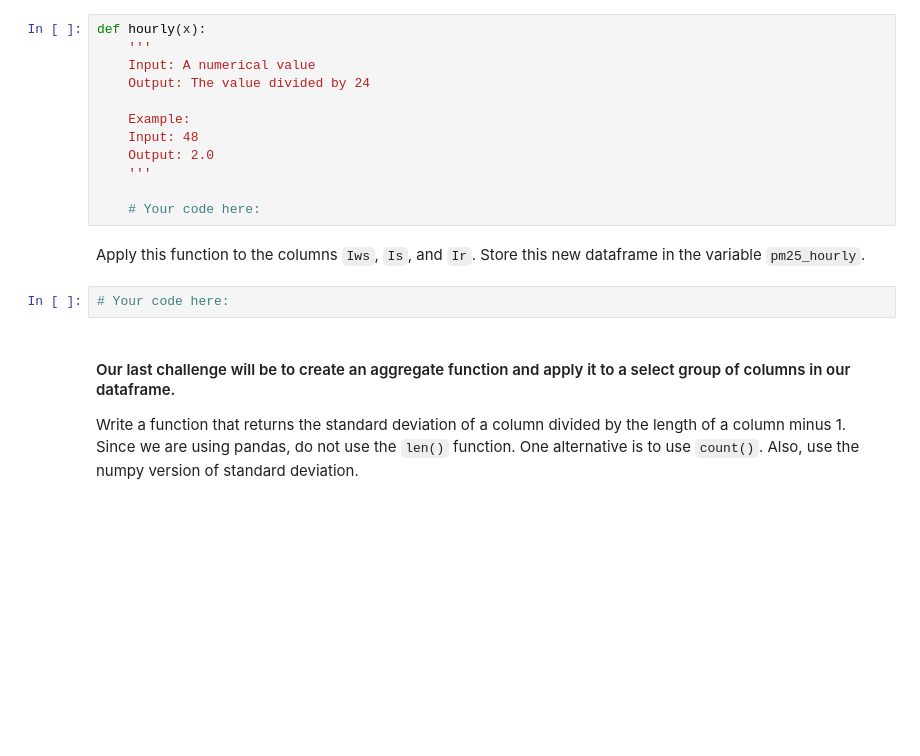
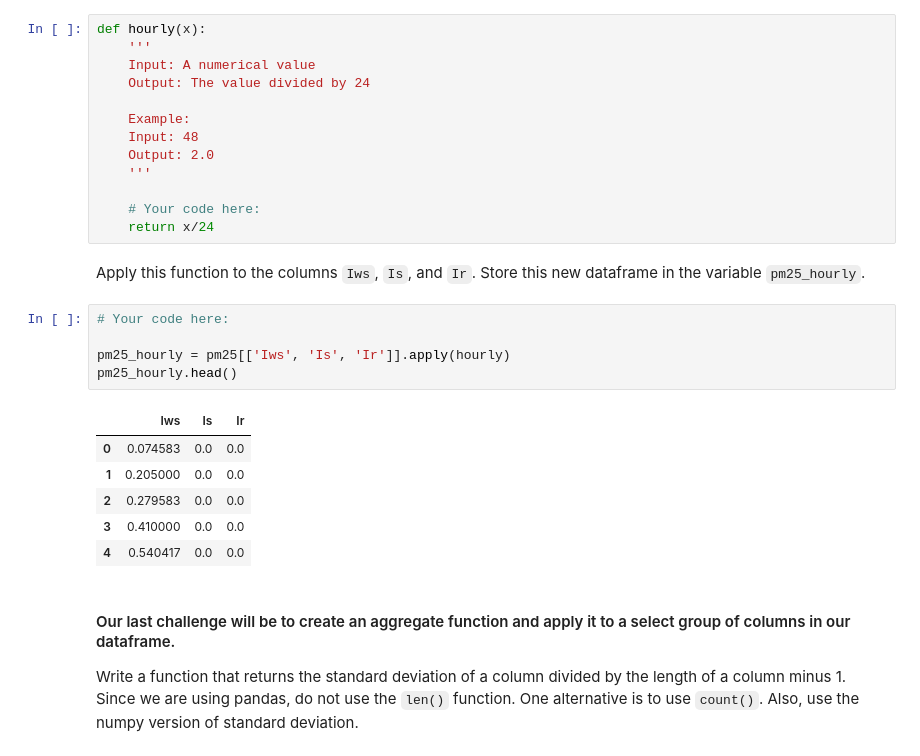
Before and after one commit to almsasantos/dataptmad1019, a Jupyter notebook: module-1/lab-map-reduce-filter/your-code/main.ipynb, the cells around one changed output. Saved outputs shown, nothing was run; the diff lists cells and outputs as text; blank space fills up the shorter version.

```diff
--- a/module-1/lab-map-reduce-filter/your-code/main.ipynb
+++ b/module-1/lab-map-reduce-filter/your-code/main.ipynb
@@ -160,10 +338,21 @@ def hourly(x):
     '''
 
     # Your code here:
+    return x/24
 # %% [markdown]
 Apply this function to the columns `Iws`, `Is`, and `Ir`. Store this new dataframe in the variable `pm25_hourly`.
 # %%
 # Your code here:
+
+pm25_hourly = pm25[['Iws', 'Is', 'Ir']].apply(hourly)
+pm25_hourly.head()
+# %% [output]
+|  | Iws | Is | Ir |
+| 0 | 0.074583 | 0.0 | 0.0 |
+| 1 | 0.205000 | 0.0 | 0.0 |
+| 2 | 0.279583 | 0.0 | 0.0 |
+| 3 | 0.410000 | 0.0 | 0.0 |
+| 4 | 0.540417 | 0.0 | 0.0 |
 # %% [markdown]
 #### Our last challenge will be to create an aggregate function and apply it to a select group of columns in our dataframe.
 
```
Also changed, not shown: parts of 24 cells of this notebook.
